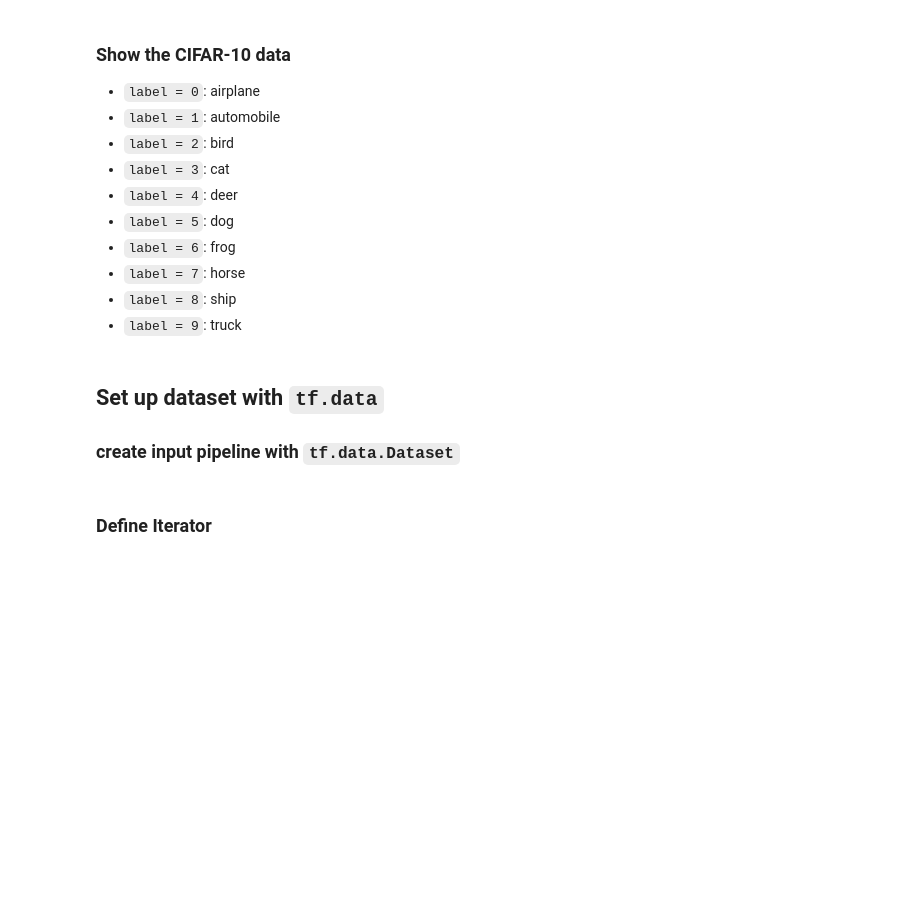
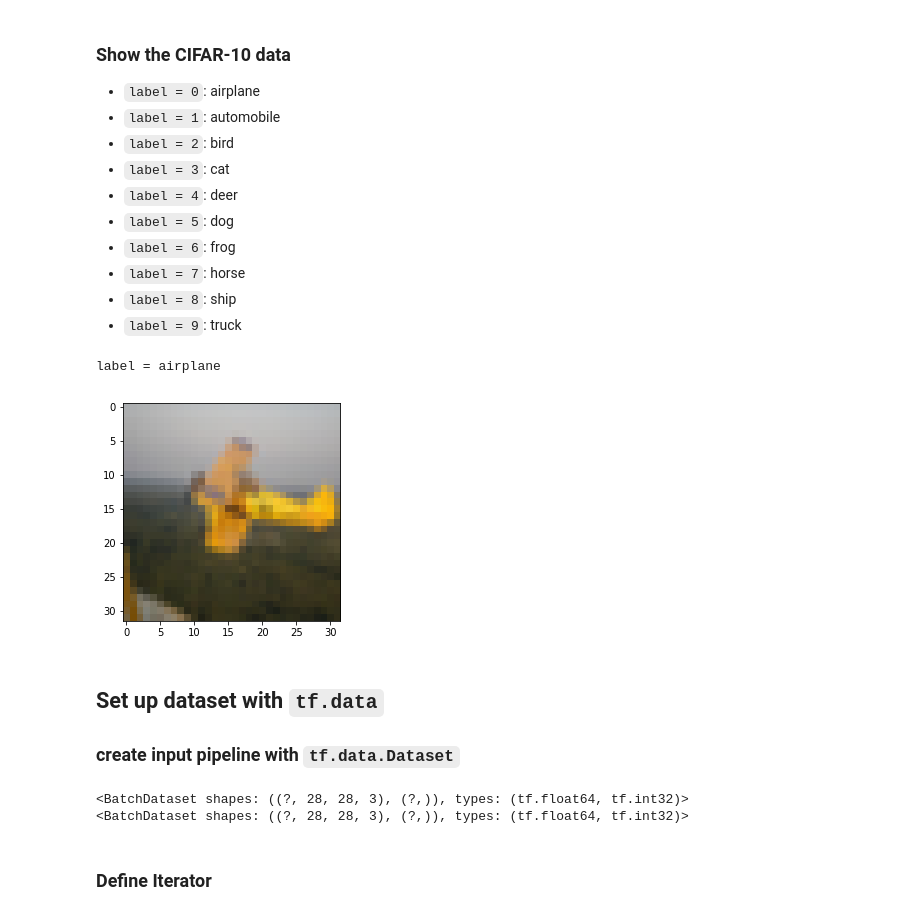
Before and after one commit to ilguyi/tensorflow.tutorials, a Jupyter notebook: tf.version.1/03.cnn/06.cnn.cifar10.regularization.ipynb, the cells around one changed output. Cells and saved outputs as stored; diff of their text form; code cells hidden in the pictures; blank space fills up the shorter version.

```diff
--- a/tf.version.1/03.cnn/06.cnn.cifar10.regularization.ipynb
+++ b/tf.version.1/03.cnn/06.cnn.cifar10.regularization.ipynb
@@ -72,11 +84,14 @@ print(test_labels.shape)
 # %%
 idx2label = ['airplane', 'automobile', 'bird', 'cat', 'deer', 'dog', 'frog', 'horse', 'ship', 'truck']
 # %%
-index = 100
+index = 1234
 print("label = {}".format(idx2label[train_labels[index]]))
 plt.imshow(train_data[index])
 #plt.gca().grid(False)
 plt.show()
+# %% [output]
+label = airplane
+[figure, added]
 # %% [markdown]
 ## Set up dataset with `tf.data`
 
@@ -98,11 +113,13 @@ def _central_crop(image, label):
 # %%
 tf.set_random_seed(219)
 batch_size = 32
+max_epochs = 1
 
 # for train
 train_dataset = tf.data.Dataset.from_tensor_slices((train_data, train_labels))
 train_dataset = train_dataset.map(_central_crop)
 train_dataset = train_dataset.shuffle(buffer_size = 10000)
+train_dataset = train_dataset.repeat(count = max_epochs)
 train_dataset = train_dataset.batch(batch_size = batch_size)
 print(train_dataset)
 
@@ -111,6 +128,9 @@ test_dataset = tf.data.Dataset.from_tensor_slices((test_data, test_labels))
 test_dataset = test_dataset.map(_central_crop)
 test_dataset = test_dataset.batch(batch_size = len(test_data))
 print(test_dataset)
+# %% [output]
+<BatchDataset shapes: ((?, 28, 28, 3), (?,)), types: (tf.float64, tf.int32)>
+<BatchDataset shapes: ((?, 28, 28, 3), (?,)), types: (tf.float64, tf.int32)>
 # %% [markdown]
 ### Define Iterator
 # %%
```
Also changed, not shown: parts of 10 cells of this notebook, 2 other files.
